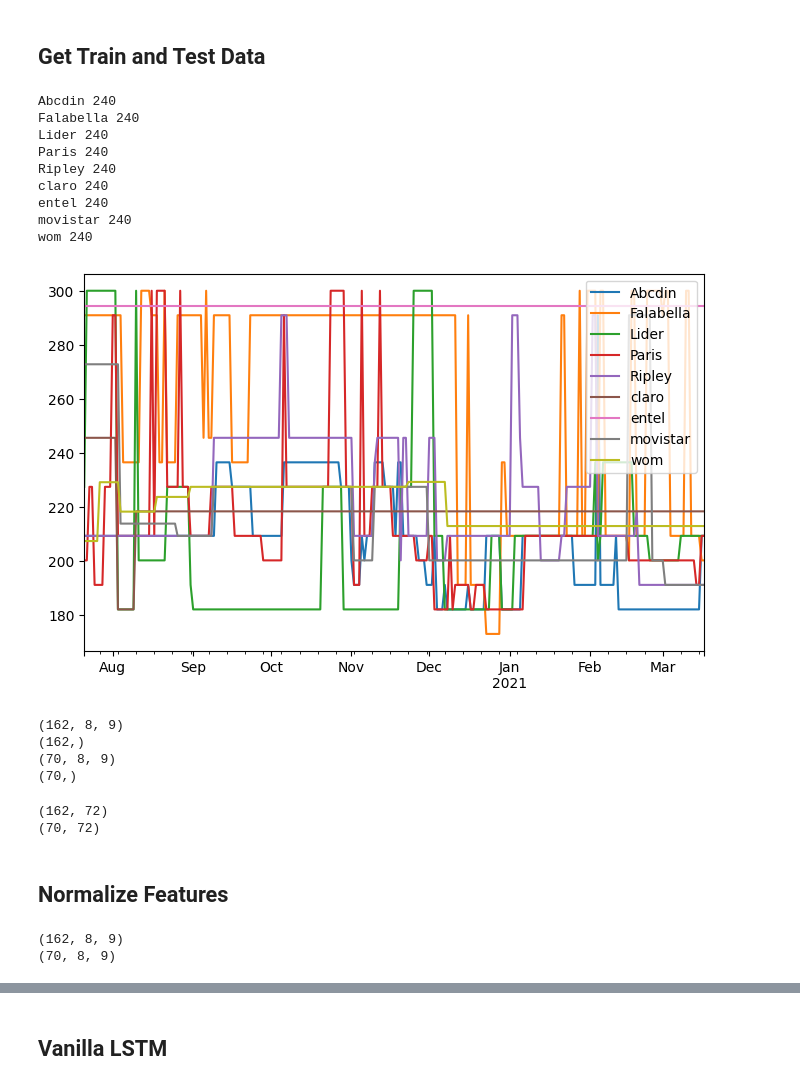
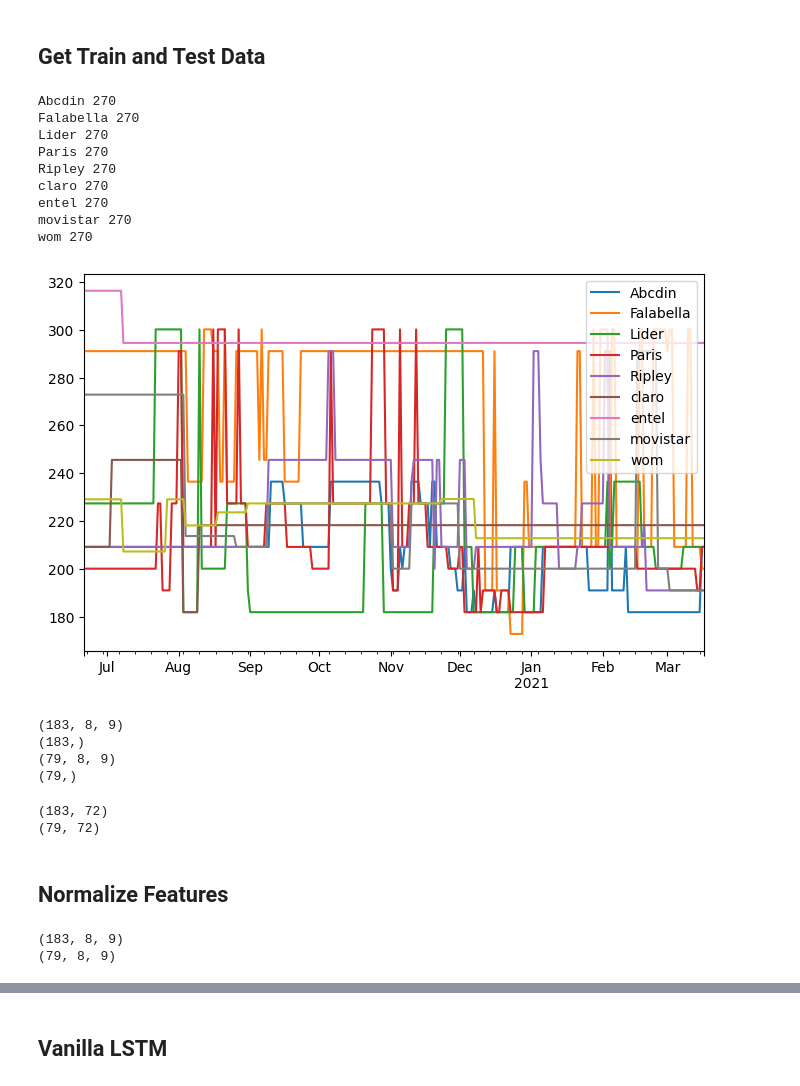
Before and after one commit to MarioCSilva/ProductPricesPrediction, a Jupyter notebook: read_files.ipynb, the cells around one changed output, grey strips where cells are left out. Cells and saved outputs as stored; diff of their text form; code cells hidden in the pictures.

```diff
--- a/read_files.ipynb
+++ b/read_files.ipynb
@@ -109,7 +110,7 @@ plt.show()
 # %% [markdown]
 Reduced the number of days so more companies have relevant data
 # %%
-df_wide = df_wide[30:270]
+df_wide = df_wide[:270]
 df_wide.plot()
 plt.ylabel("Price")
 plt.xlabel("Date")
@@ -906,27 +940,27 @@ tabulate(univariate_results,
 # %% [markdown]
 ## Get Train and Test Data
 # %%
-df_wide = get_product_wide(product_group_id, time_series)[30:270]
+df_wide = get_product_wide(product_group_id, time_series)[:270]
 df_wide = df_wide.drop(["vtr", "macOnline"], axis=1)
 for comp in df_wide.keys():
     df_wide[comp].fillna(method='bfill', inplace=True)
     df_wide[comp].fillna(method='ffill', inplace=True)
     print(comp, len(df_wide[comp]))
 df_wide.plot()
 n_days = len(df_wide)
 n_companies = len(df_wide.keys())
 company = "Paris"
 # %% [output]
-Abcdin 240
-Falabella 240
-Lider 240
-Paris 240
-Ripley 240
-claro 240
-entel 240
-movistar 240
-wom 240
+Abcdin 270
+Falabella 270
+Lider 270
+Paris 270
+Ripley 270
+claro 270
+entel 270
+movistar 270
+wom 270
-[figure, old version]
+[figure, new version]
 # %%
 X_train = np.empty(shape=[0, n_steps, n_companies], dtype=np.float32)
 y_train = np.empty(shape=[0], dtype=np.float32)
@@ -972,18 +1006,18 @@ print(y_train.shape)
 print(X_test.shape)
 print(y_test.shape)
 # %% [output]
-(162, 8, 9)
-(162,)
-(70, 8, 9)
-(70,)
+(183, 8, 9)
+(183,)
+(79, 8, 9)
+(79,)
 # %%
 X_train = X_train.reshape(X_train.shape[0], -1)
 X_test = X_test.reshape(X_test.shape[0], -1)
 print(X_train.shape)
 print(X_test.shape)
 # %% [output]
-(162, 72)
-(70, 72)
+(183, 72)
+(79, 72)
 # %% [markdown]
 ## Normalize Features
 # %%
@@ -1001,7 +1035,7 @@ X_test = X_test.reshape(X_test.shape[0], n_steps, n_companies)
 print(X_train.shape)
 print(X_test.shape)
 # %% [output]
-(162, 8, 9)
-(70, 8, 9)
+(183, 8, 9)
+(79, 8, 9)
 # %%
 multivariate_results = []
```
Also changed, not shown: parts of 60 cells of this notebook.
